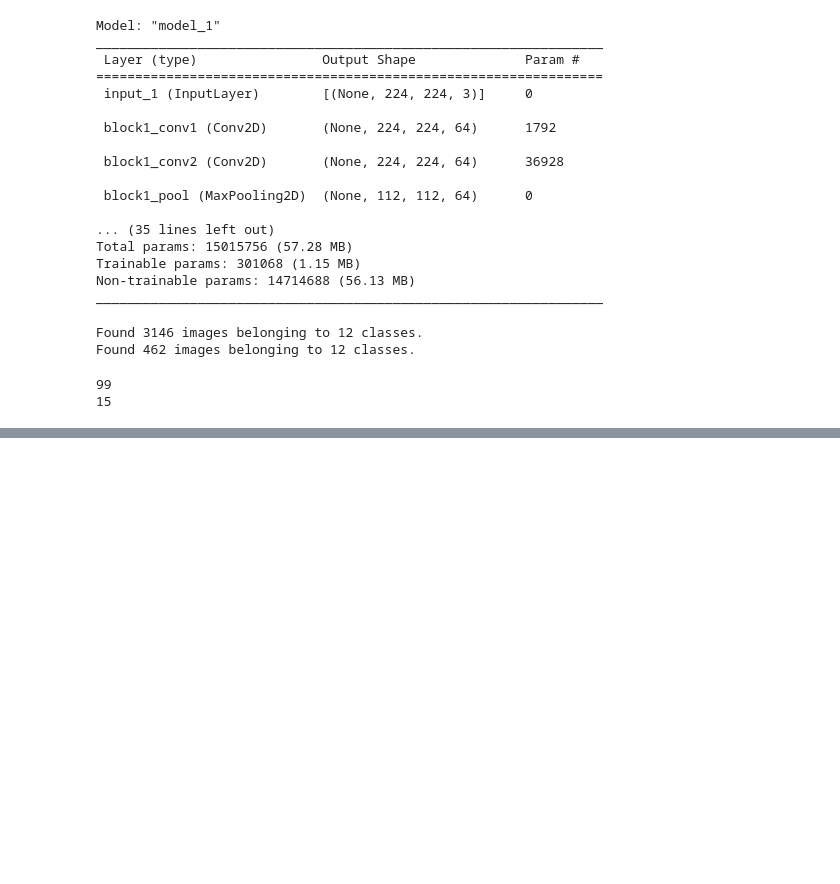
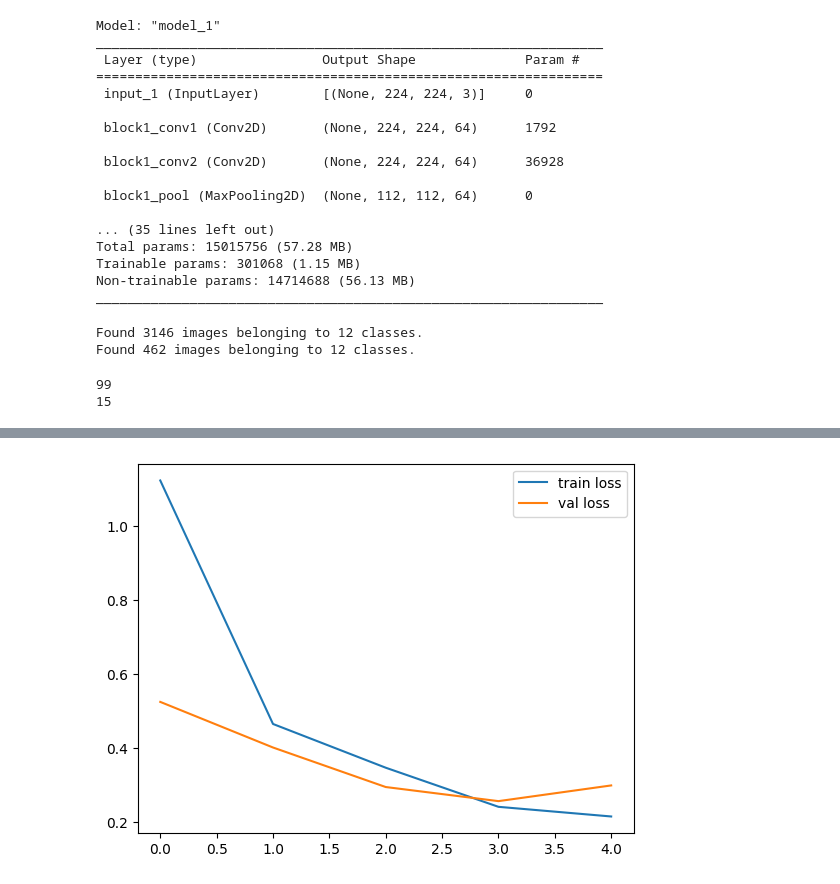
Before and after one commit to sks9699/Api, a Jupyter notebook: leaf_model.ipynb, the cells around one changed output, grey strips where cells are left out. Drawn from its saved outputs; the diff is of its cells as text; code cells hidden in the pictures; blank space fills up the shorter version.

```diff
--- a/leaf_model.ipynb
+++ b/leaf_model.ipynb
@@ -144,5 +149,7 @@ Epoch 3/5
 # %%
-plt.plot(r,history['loss'], label='train loss')
-plt.plot(r,history['val_loss'], label='val loss')
+plt.plot(r.history['loss'], label='train loss')
+plt.plot(r.history['val_loss'], label='val loss')
 plt.legend()
 plt.show()
+# %% [output]
+[figure, added]
```
Also changed, not shown: parts of 2 cells of this notebook.
